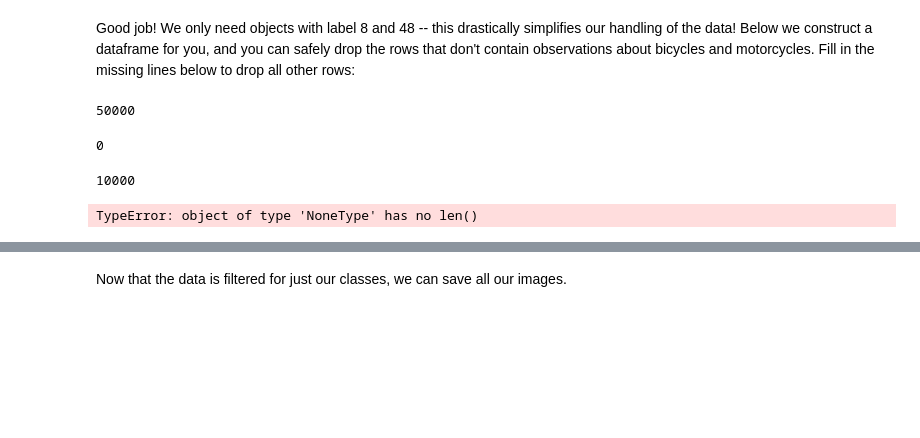
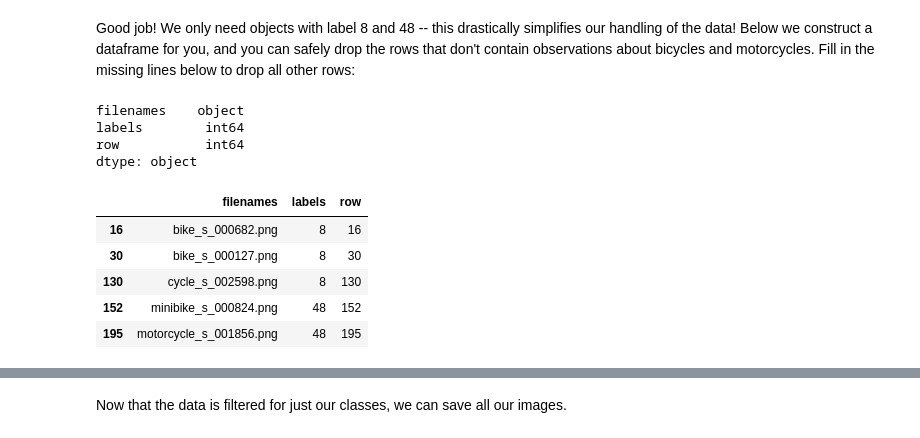
Before and after one commit to edidiongaligbe/udacity-nd009t-C2-Developing-ML-Workflow, a Jupyter notebook: project/starter.ipynb, the cells around one changed output, grey strips where cells are left out. Drawn from its saved outputs; the diff is of its cells as text; code cells hidden in the pictures; blank space fills up the shorter version.

```diff
--- a/project/starter.ipynb
+++ b/project/starter.ipynb
@@ -168,29 +168,31 @@ df_train = pd.DataFrame({
     "labels": dataset_train[b'fine_labels'],
     "row": range(len(dataset_train[b'filenames']))
 })
-print(len(df_train))
+df_train.dtypes
 # %% [output]
-50000
+filenames    object
+labels        int64
+row           int64
+dtype: object
 # %%
-
+df_train = pd.DataFrame({
+    "filenames": dataset_train[b'filenames'],
+    "labels": dataset_train[b'fine_labels'],
+    "row": range(len(dataset_train[b'filenames']))
+})
 
 # Drop all rows from df_train where label is not 8 or 48
-df_train.drop(df_train[(df_train['labels'] != 8) | (df_train['labels'] != 48)].index, inplace=True)
+df_train.drop(df_train[(df_train['labels'] != 8) & (df_train['labels'] != 48)].index, inplace=True)
 
 # Decode df_train.filenames so they are regular strings
 df_train["filenames"] = df_train["filenames"].apply(
     lambda x: x.decode("utf-8")
 )
+df_train.head(5)
+# %% [output]
+|  | filenames | labels | row |
+| 16 | bike_s_000682.png | 8 | 16 |
+| 30 | bike_s_000127.png | 8 | 30 |
+| 130 | cycle_s_002598.png | 8 | 130 |
+| 152 | minibike_s_000824.png | 48 | 152 |
+| 195 | motorcycle_s_001856.png | 48 | 195 |
-# %%
-print(len(df_train))
-# %% [output]
-0
-# %%
-df_test = pd.DataFrame({
-    "filenames": dataset_test[b'filenames'],
-    "labels": dataset_test[b'fine_labels'],
-    "row": range(len(dataset_test[b'filenames']))
-})
-print(len(df_test))
-# %% [output]
-10000
@@ -207,4 +198,0 @@ df_test = df_test.drop(df_test[(df_test['labels'] != 8) | (df_train['labels'] !=
-# %%
-print(len(df_test))
-# %% [output]
-TypeError: object of type 'NoneType' has no len()
```
Also changed, not shown: parts of 18 cells of this notebook.
